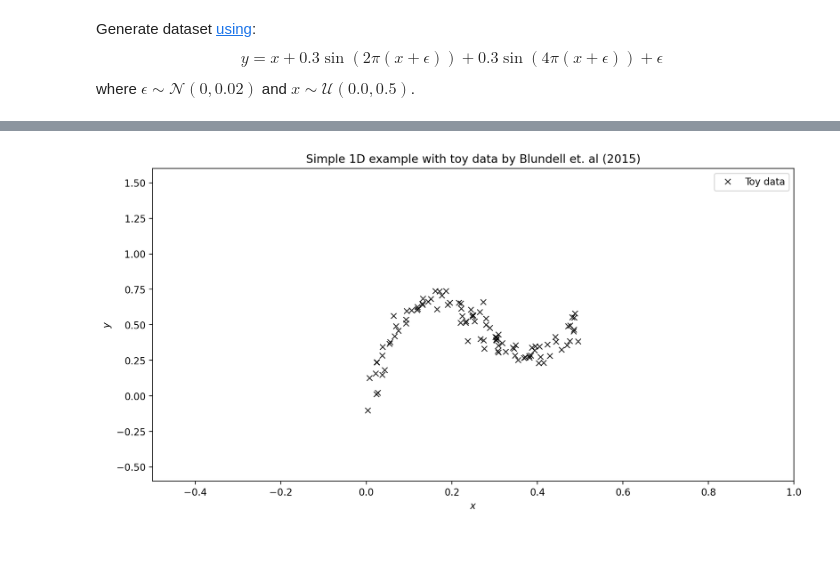
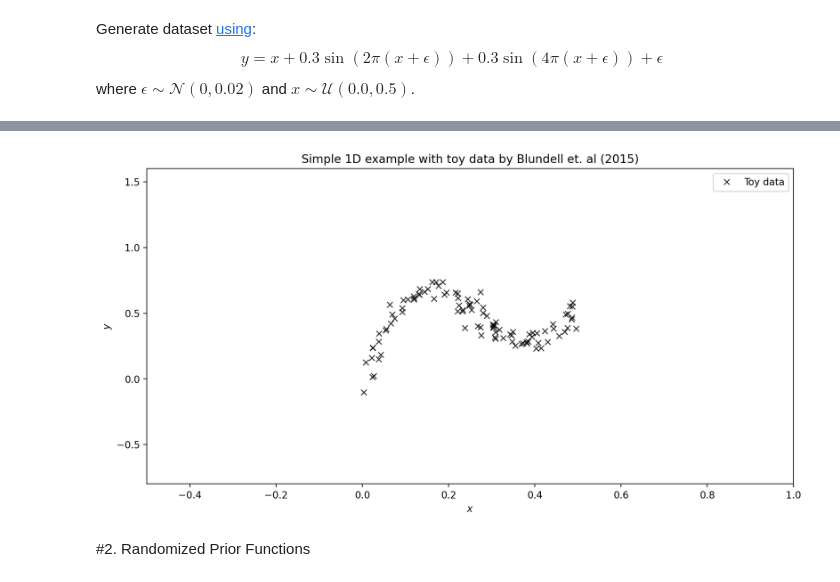
Before and after one commit to peterchang0414/randomized_priors, a Jupyter notebook: randomized_priors.ipynb, the cells around one changed output, grey strips where cells are left out. Cells and saved outputs as stored; diff of their text form; code cells hidden in the pictures; blank space fills up the shorter version.

```diff
--- a/randomized_priors.ipynb
+++ b/randomized_priors.ipynb
@@ -48,11 +54,13 @@ Y = target_vmap(keys, X)
 # %%
 # Plot the generated data
 plt.figure(figsize=[12,6], dpi=200)
 plt.plot(X, Y, 'kx', label='Toy data', alpha=0.8)
 plt.title('Simple 1D example with toy data by Blundell et. al (2015)')
 plt.xlabel('$x$'); plt.ylabel('$y$')
-plt.xlim(-0.5,1.0); plt.ylim(-0.6,1.6)
+plt.xlim(-0.5,1.0); plt.ylim(-0.8,1.6)
 plt.legend();
 plt.show()
 # %% [output]
-[figure, old version]
+[figure, new version]
+# %% [markdown]
+#2. Randomized Prior Functions
```
Also changed, not shown: parts of 6 cells of this notebook.
